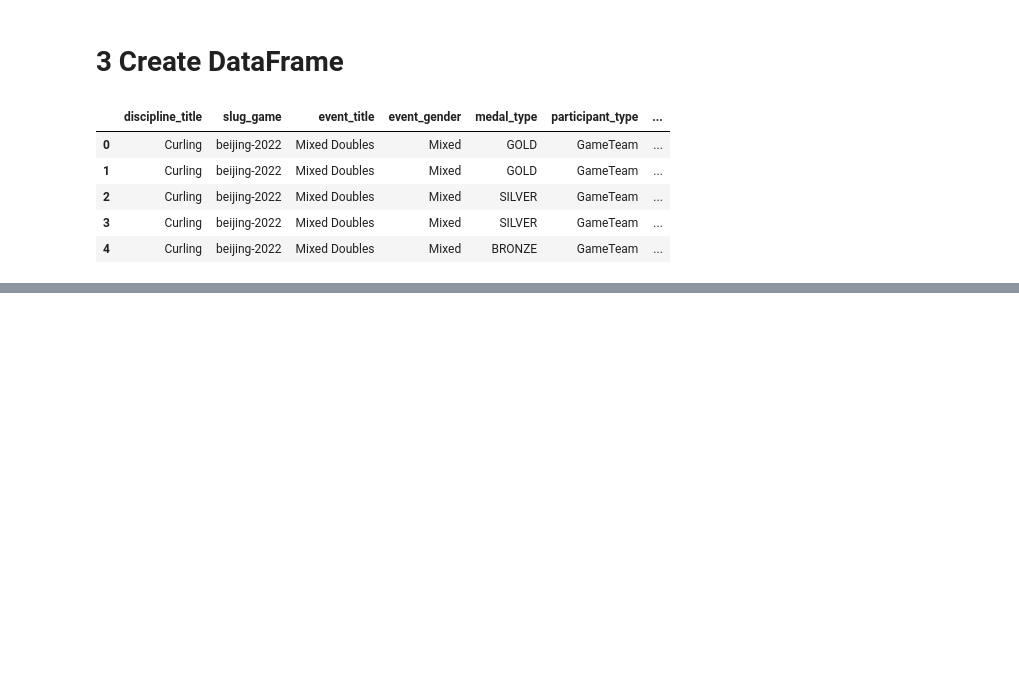
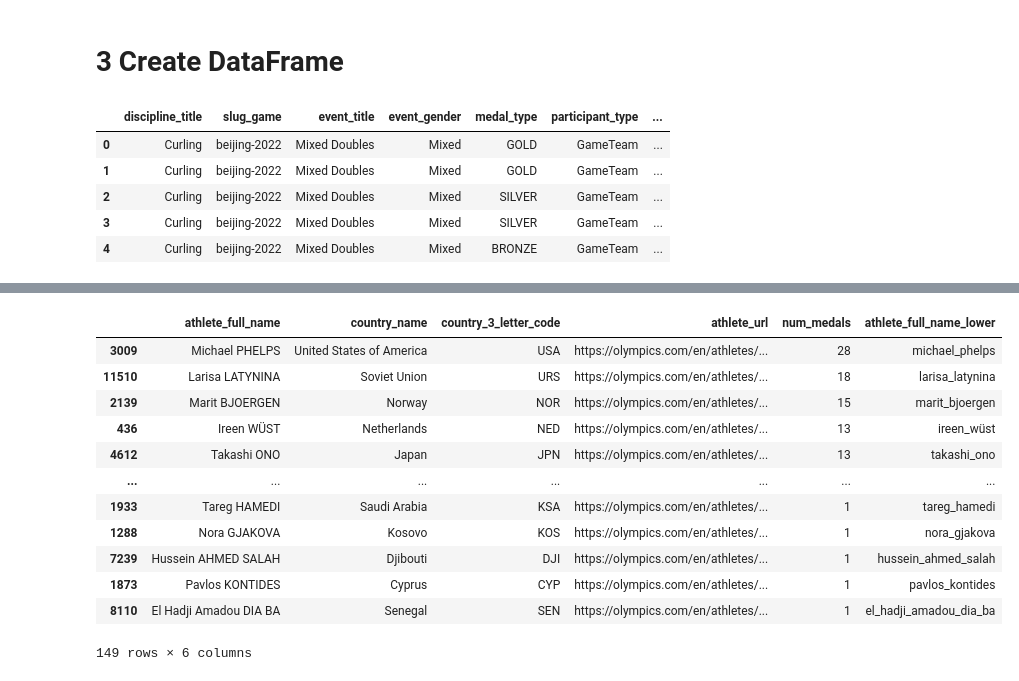
Before and after one commit to com-480-data-visualization/team_slo, a Jupyter notebook: src/processing/data_preprocessing.ipynb, the cells around one changed output, grey strips where cells are left out. Cells and saved outputs as stored; diff of their text form; code cells hidden in the pictures; blank space fills up the shorter version.

```diff
--- a/src/processing/data_preprocessing.ipynb
+++ b/src/processing/data_preprocessing.ipynb
@@ -371,0 +385,9 @@ df_medals_processed.to_csv('../../data/olympic_medals_processed.csv', index=True
+# %%
+df_athletes_country = df_athletes.merge(df_medals[['athlete_full_name', 'country_name','country_3_letter_code']], on='athlete_full_name')
+df_athletes_country = df_athletes_country[['athlete_full_name', 'athlete_medals', 'country_name','country_3_letter_code', 'athlete_url']].drop_duplicates()
+df_athletes_country['athlete_medals'] = df_athletes_country['athlete_medals'].fillna('0')
+df_athletes_country['num_medals'] = df_athletes_country['athlete_medals'].apply(lambda x: sum([int(num) for num in re.findall(r'\d+', x)]))
+df_athletes_country['num_medals'] = df_athletes_country['num_medals'].astype(int)
+df_athletes_country['athlete_full_name_lower'] = df_athletes_country['athlete_full_name'].str.lower().apply(lambda x: x.replace(' ', '_'))
+# drop column athlete_medals
+df_athletes_country = df_athletes_country.drop(columns=['athlete_medals'])
@@ -371,0 +410,22 @@ df_medals_processed.to_csv('../../data/olympic_medals_processed.csv', index=True
+# %%
+# For each country get the top athlete with the most medals
+top_athlete_country = df_athletes_country.groupby('country_name')['num_medals'].idxmax()
+top_athlete_country = df_athletes_country.loc[top_athlete_country]
+top_athlete_country = top_athlete_country.sort_values(by='num_medals', ascending=False)
+# save the result
+top_athlete_country.to_csv('../../data/olympic_top_athlete_per_country.csv', index=True)
+top_athlete_country
+# %% [output]
+|  | athlete_full_name | country_name | country_3_letter_code | athlete_url | num_medals | athlete_full_name_lower |
+| 3009 | Michael PHELPS | United States of America | USA | https://olympics.com/en/athletes/... | 28 | michael_phelps |
+| 11510 | Larisa LATYNINA | Soviet Union | URS | https://olympics.com/en/athletes/... | 18 | larisa_latynina |
+| 2139 | Marit BJOERGEN | Norway | NOR | https://olympics.com/en/athletes/... | 15 | marit_bjoergen |
+| 436 | Ireen WÜST | Netherlands | NED | https://olympics.com/en/athletes/... | 13 | ireen_wüst |
+| 4612 | Takashi ONO | Japan | JPN | https://olympics.com/en/athletes/... | 13 | takashi_ono |
+| ... | ... | ... | ... | ... | ... | ... |
+| 1933 | Tareg HAMEDI | Saudi Arabia | KSA | https://olympics.com/en/athletes/... | 1 | tareg_hamedi |
+| 1288 | Nora GJAKOVA | Kosovo | KOS | https://olympics.com/en/athletes/... | 1 | nora_gjakova |
+| 7239 | Hussein AHMED SALAH | Djibouti | DJI | https://olympics.com/en/athletes/... | 1 | hussein_ahmed_salah |
+| 1873 | Pavlos KONTIDES | Cyprus | CYP | https://olympics.com/en/athletes/... | 1 | pavlos_kontides |
+| 8110 | El Hadji Amadou DIA BA | Senegal | SEN | https://olympics.com/en/athletes/... | 1 | el_hadji_amadou_dia_ba |
+149 rows × 6 columns
```
Also changed, not shown: parts of 8 cells of this notebook, 11 other files.
